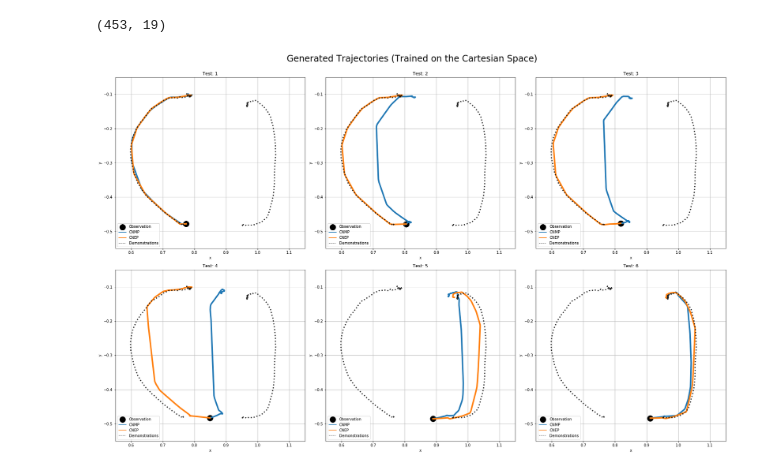
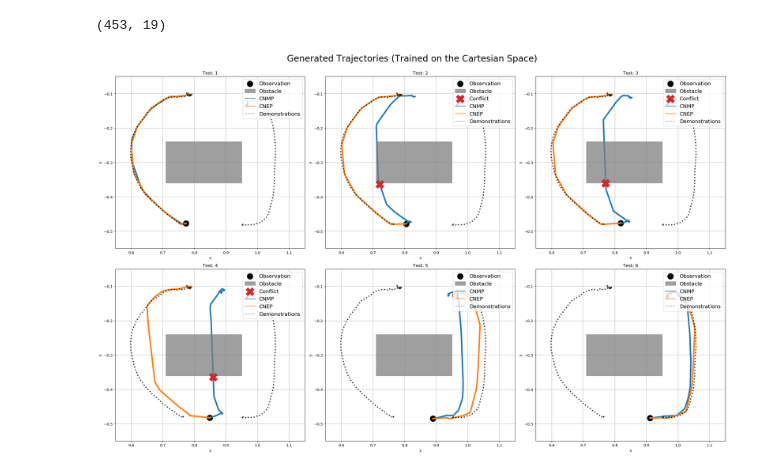
Before and after one commit to yildirimyigit/cnep, a Jupyter notebook: comparison_baxter_xy.ipynb, the cells around one changed output. Saved outputs shown, nothing was run; the diff lists cells and outputs as text; code cells hidden in the pictures.

Commit message:
more informative plots with obstacles and collisions

```diff
--- a/comparison_baxter_xy.ipynb
+++ b/comparison_baxter_xy.ipynb
@@ -135,7 +135,7 @@ from matplotlib.lines import Line2D
 import seaborn as sns
 
 
-palette = sns.color_palette()
+palette = sns.color_palette("tab10")
 
 def plot_cnp_wta_dim():
     rows, cols = torch.floor(torch.sqrt(torch.tensor(batch_size))).int(), torch.ceil(torch.sqrt(torch.tensor(batch_size))).int()
@@ -318,33 +318,41 @@ for i in range(ax_rows):
         subplot_index = determine_subplot_index(i,j,ax_rows)
         axs[subplot_index].set_xlim((0.55, 1.15))
         axs[subplot_index].set_ylim((-0.55, -0.05))
 
         axs[subplot_index].scatter(obs[ind, :, 1], obs[ind, :, 2], label='Observation', c='k', s=250.0)
 
         w, c = process_trajs(ind)
 
+        x1, x2, y1, y2 = 0.71, 0.95, -0.24, -0.36
+        axs[subplot_index].fill_between([x1, x2], y1, y2, color=palette[7], label='Obstacle', alpha=0.75, zorder=5)
+        if ind==1 or ind==2 or ind==3:
+            for cind, yval in enumerate(c[:, 1]):
+                if yval > y2:
+                    break
+
+            axs[subplot_index].scatter(c[cind-1, 0], c[cind-1, 1], label='Conflict', color=palette[3], marker='X', s=500.0, zorder=6)
+
         axs[subplot_index].plot(c[:, 0], c[:, 1], color=palette[0], linewidth=4.0)  # cnp predictions
 
         handles = axs[subplot_index].get_legend_handles_labels()[0]
         handles.extend([Line2D([0], [0], label='CNMP', color=palette[0])])
-
 
         axs[subplot_index].plot(w[:, 0], w[:, 1], color=palette[1], linewidth=4.0)  # wta predictions
         handles.extend([Line2D([0], [0], label=f'CNEP', color=palette[1])])
 
         axs[subplot_index].plot(y[0,:,0], y[0,:,1], 'k:', alpha=0.85, linewidth=3.0)  # data
         axs[subplot_index].plot(y[1,:,0], y[1,:,1], 'k:', alpha=0.85, linewidth=3.0)  # data
         handles.extend([Line2D([0], [0], label='Demonstrations', alpha=0.75, color='k', linestyle='dotted')])
 
-        axs[subplot_index].legend(handles=handles, loc='lower left')
+        axs[subplot_index].legend(handles=handles, loc='upper right', prop={"size":14})
         axs[subplot_index].set_title(f'Test: {ind+1}')
         axs[subplot_index].grid(True)
         axs[subplot_index].set_xlabel('x')
         axs[subplot_index].set_ylabel('y')
 
 fig.suptitle(f'Generated Trajectories (Trained on the Cartesian Space)', fontsize=24)
 plt.tight_layout(rect=[0, 0.03, 1, 0.95])
 # plt.savefig(f'{root_path}{run_id}/traj_generation.png')
 plt.show()
 # %% [output]
-[figure, old version]
+[figure, new version]
```
